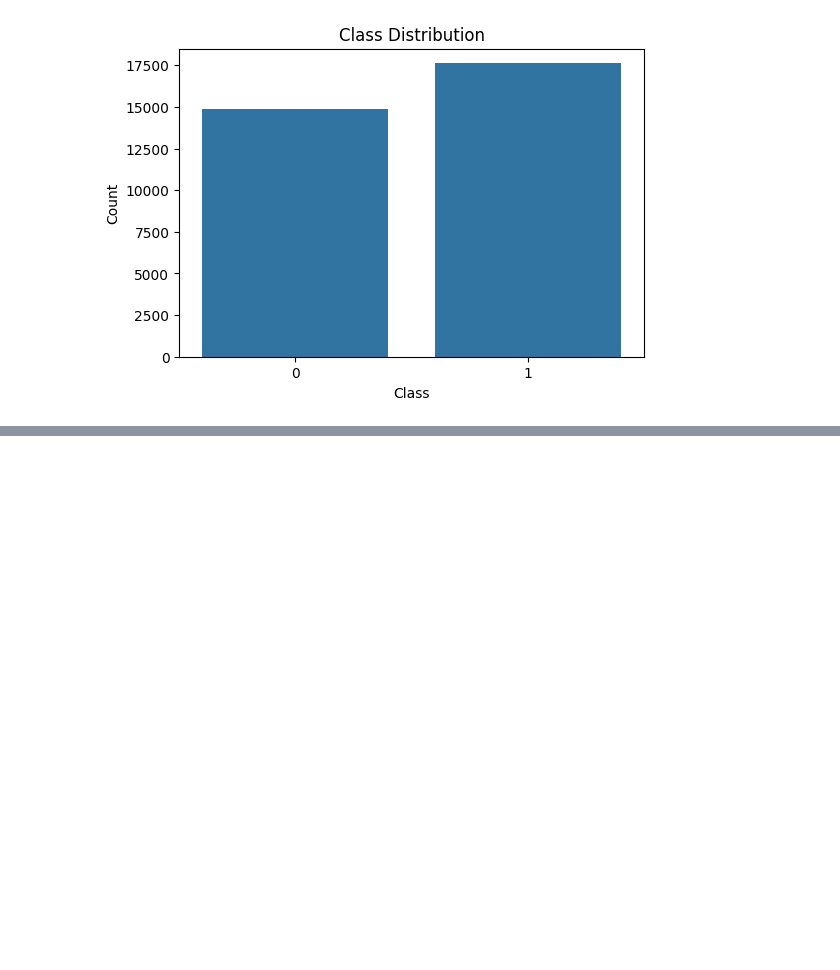
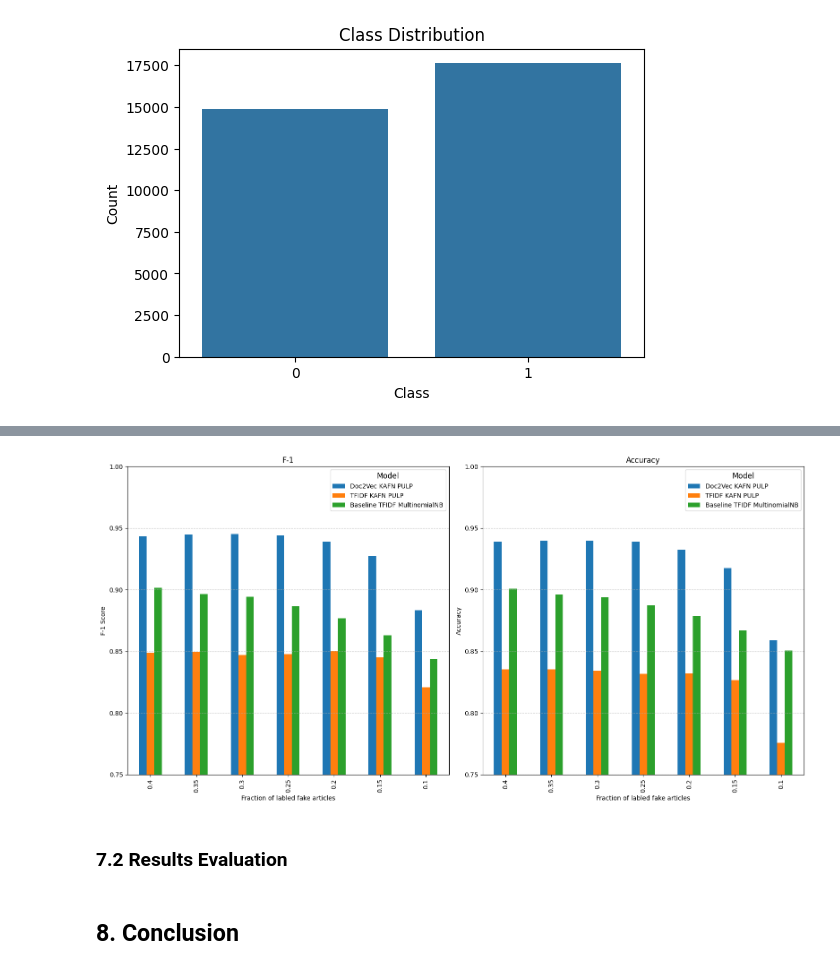
Before and after one commit to rtsonev/kafn-pulp, a Jupyter notebook: draft.ipynb, the cells around one changed output, grey strips where cells are left out. Saved outputs shown, nothing was run; the diff lists cells and outputs as text; code cells hidden in the pictures; blank space fills up the shorter version.

```diff
--- a/draft.ipynb
+++ b/draft.ipynb
@@ -1711,0 +2006,34 @@ weighted avg     0.8303    0.8305    0.8302      6494
+# %%
+df_results.columns = pd.MultiIndex.from_tuples(df_results.columns, names=["Fraction", "Metric"])
+df_f1 = df_results.xs("F-1", axis=1, level="Metric")
+df_acc = df_results.xs("Accuracy", axis=1, level="Metric")
+df_f1_T = df_f1.T
+df_acc_T = df_acc.T
+fig, axes = plt.subplots(nrows=1, ncols=2, figsize=(16, 8), sharey=False)
+
+# Plot F-1 Score
+df_f1_T.plot(kind="bar", ax=axes[0])
+axes[0].set_title("F-1")
+axes[0].set_xlabel("Fraction of labled fake articles")
+axes[0].set_ylabel("F-1 Score")
+axes[0].set_ylim(0.75, 1.0)
+axes[0].legend(title="Model", fontsize=10, title_fontsize=12)
+axes[0].grid(True, axis="y", linestyle="--", alpha=0.7)
+
+# Plot Accuracy
+df_acc_T.plot(kind="bar", ax=axes[1])
+axes[1].set_title("Accuracy")
+axes[1].set_xlabel("Fraction of labled fake articles")
+axes[1].set_ylabel("Accuracy")
+axes[1].set_ylim(0.75, 1.0)
+axes[1].legend(title="Model", fontsize=10, title_fontsize=12)
+axes[1].grid(True, axis="y", linestyle="--", alpha=0.7)
+
+plt.tight_layout()
+plt.show()
+# %% [output]
+[figure, added]
+# %% [markdown]
+### 7.2 Results Evaluation
+# %% [markdown]
+## 8. Conclusion
```
Also changed, not shown: parts of 63 cells of this notebook, 2 other files.
